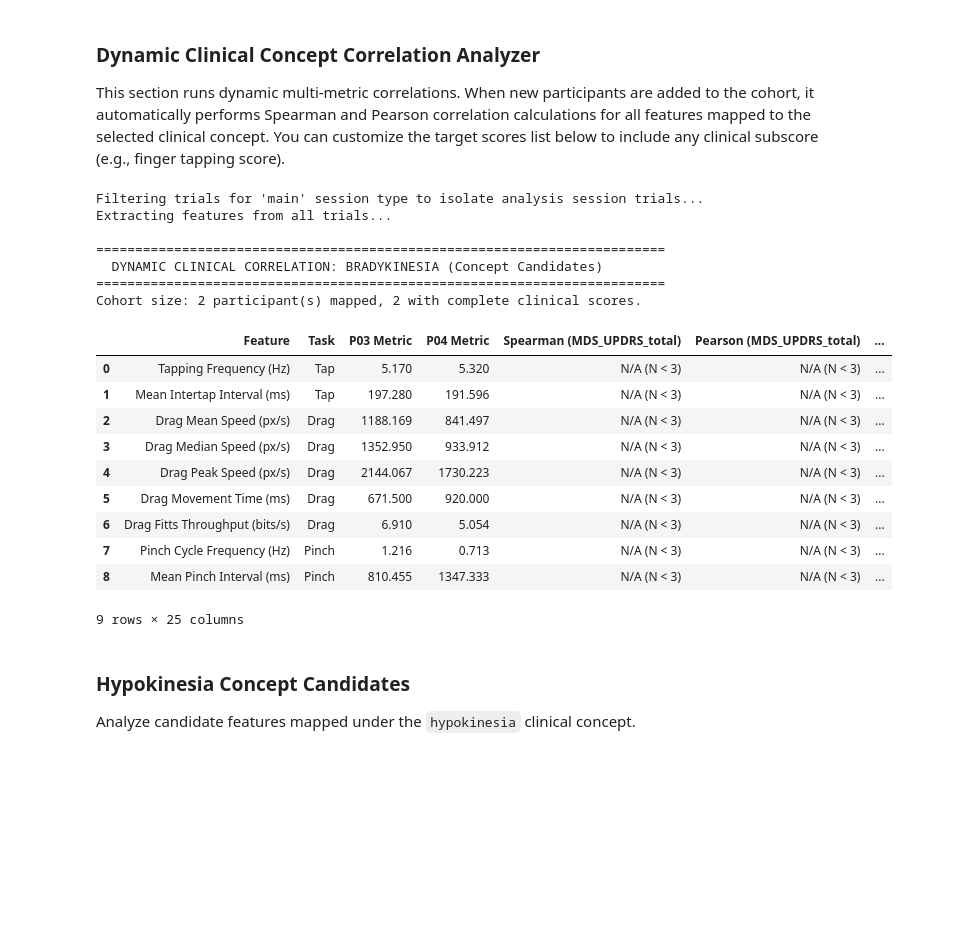
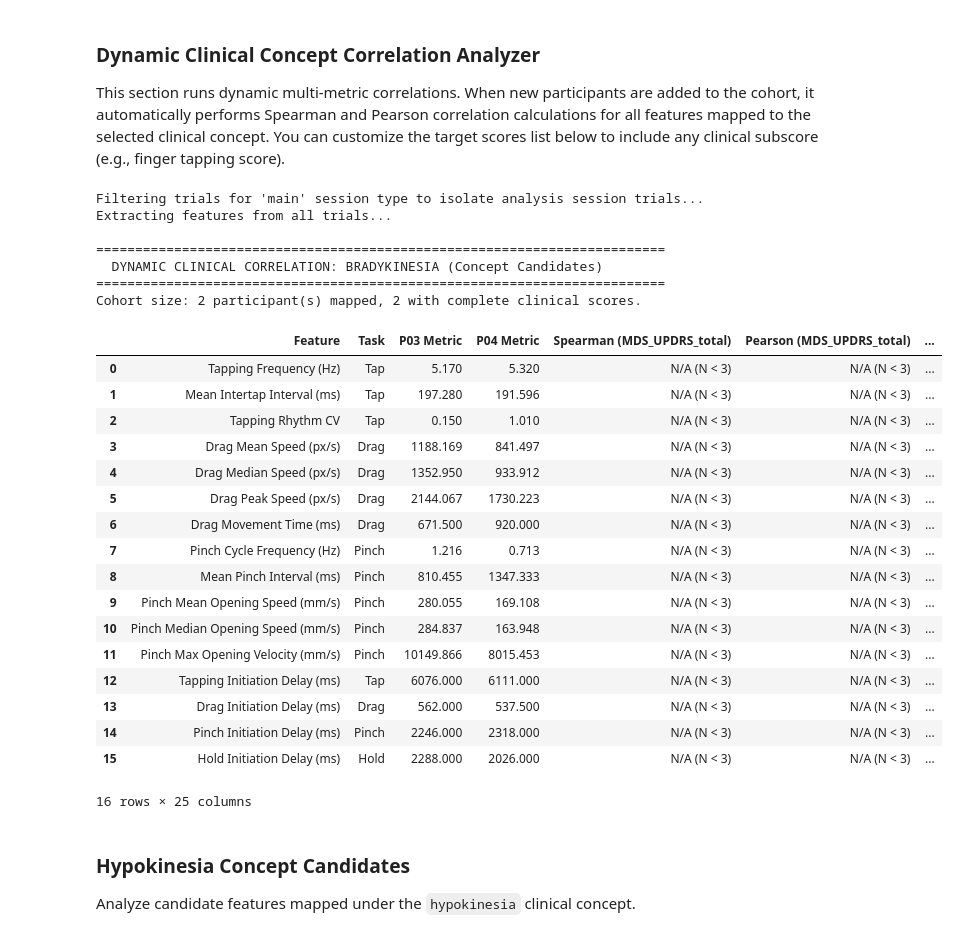
Before and after one commit to JanetIkhile/ResearchProject, a Jupyter notebook: analysis/main_analysis.ipynb, the cells around one changed output. Saved outputs shown, nothing was run; the diff lists cells and outputs as text; code cells hidden in the pictures; blank space fills up the shorter version.

```diff
--- a/analysis/main_analysis.ipynb
+++ b/analysis/main_analysis.ipynb
@@ -1857,6 +1858,24 @@ clinical_scores = {
         'kinetic_tremor': 2,
         'postural_tremor': 2,
         'hand_movements': 2
+    },
+    'P05': {
+        'MDS_UPDRS_total': 41,
+        'bradykinesia': 20,
+        'tremor': 8,
+        'finger_tapping': 2,
+        'kinetic_tremor': 1,
+        'postural_tremor': 1,
+        'hand_movements': 3
+    },
+    'P06': {
+        'MDS_UPDRS_total': 38,
+        'bradykinesia': 21,
+        'tremor': 2,
+        'finger_tapping': 3,
+        'kinetic_tremor': 1,
+        'postural_tremor': 0,
+        'hand_movements': 2
     }
 }
 
@@ -2137,41 +2163,66 @@ clinical_scores_dynamic = {
         'bradykinesia': 8,
         'tremor': 9,
         'finger_tapping': 2,
         'kinetic_tremor': 2,
         'postural_tremor': 2,
         'hand_movements': 2
+    },
+    'P05': {
+        'MDS_UPDRS_total': 41,
+        'bradykinesia': 20,
+        'tremor': 8,
+        'finger_tapping': 2,
+        'kinetic_tremor': 1,
+        'postural_tremor': 1,
+        'hand_movements': 3
+    },
+    'P06': {
+        'MDS_UPDRS_total': 38,
+        'bradykinesia': 21,
+        'tremor': 2,
+        'finger_tapping': 3,
+        'kinetic_tremor': 1,
+        'postural_tremor': 0,
+        'hand_movements': 2
     }
 }
 
 targets = ['MDS_UPDRS_total', 'bradykinesia', 'tremor', 'finger_tapping', 'kinetic_tremor', 'postural_tremor', 'hand_movements']
 
 analyze_clinical_correlations(
     trials_df=trials_df,
     participants_df=participants_df,
     sessions_df=sessions_df,
     clinical_scores=clinical_scores_dynamic,
     concept='bradykinesia',
     target_scores=targets
 )
 # %% [output]
 Filtering trials for 'main' session type to isolate analysis session trials...
 Extracting features from all trials...
 
 =========================================================================
   DYNAMIC CLINICAL CORRELATION: BRADYKINESIA (Concept Candidates)
 =========================================================================
 Cohort size: 2 participant(s) mapped, 2 with complete clinical scores.
 |  | Feature | Task | P03 Metric | P04 Metric | Spearman (MDS_UPDRS_total) | Pearson (MDS_UPDRS_total) | ... |
 | 0 | Tapping Frequency (Hz) | Tap | 5.170 | 5.320 | N/A (N < 3) | N/A (N < 3) | ... |
 | 1 | Mean Intertap Interval (ms) | Tap | 197.280 | 191.596 | N/A (N < 3) | N/A (N < 3) | ... |
-| 2 | Drag Mean Speed (px/s) | Drag | 1188.169 | 841.497 | N/A (N < 3) | N/A (N < 3) | ... |
-| 3 | Drag Median Speed (px/s) | Drag | 1352.950 | 933.912 | N/A (N < 3) | N/A (N < 3) | ... |
-| 4 | Drag Peak Speed (px/s) | Drag | 2144.067 | 1730.223 | N/A (N < 3) | N/A (N < 3) | ... |
-| 5 | Drag Movement Time (ms) | Drag | 671.500 | 920.000 | N/A (N < 3) | N/A (N < 3) | ... |
-| 6 | Drag Fitts Throughput (bits/s) | Drag | 6.910 | 5.054 | N/A (N < 3) | N/A (N < 3) | ... |
+| 2 | Tapping Rhythm CV | Tap | 0.150 | 1.010 | N/A (N < 3) | N/A (N < 3) | ... |
+| 3 | Drag Mean Speed (px/s) | Drag | 1188.169 | 841.497 | N/A (N < 3) | N/A (N < 3) | ... |
+| 4 | Drag Median Speed (px/s) | Drag | 1352.950 | 933.912 | N/A (N < 3) | N/A (N < 3) | ... |
+| 5 | Drag Peak Speed (px/s) | Drag | 2144.067 | 1730.223 | N/A (N < 3) | N/A (N < 3) | ... |
+| 6 | Drag Movement Time (ms) | Drag | 671.500 | 920.000 | N/A (N < 3) | N/A (N < 3) | ... |
 | 7 | Pinch Cycle Frequency (Hz) | Pinch | 1.216 | 0.713 | N/A (N < 3) | N/A (N < 3) | ... |
 | 8 | Mean Pinch Interval (ms) | Pinch | 810.455 | 1347.333 | N/A (N < 3) | N/A (N < 3) | ... |
+| 9 | Pinch Mean Opening Speed (mm/s) | Pinch | 280.055 | 169.108 | N/A (N < 3) | N/A (N < 3) | ... |
+| 10 | Pinch Median Opening Speed (mm/s) | Pinch | 284.837 | 163.948 | N/A (N < 3) | N/A (N < 3) | ... |
+| 11 | Pinch Max Opening Velocity (mm/s) | Pinch | 10149.866 | 8015.453 | N/A (N < 3) | N/A (N < 3) | ... |
+| 12 | Tapping Initiation Delay (ms) | Tap | 6076.000 | 6111.000 | N/A (N < 3) | N/A (N < 3) | ... |
+| 13 | Drag Initiation Delay (ms) | Drag | 562.000 | 537.500 | N/A (N < 3) | N/A (N < 3) | ... |
+| 14 | Pinch Initiation Delay (ms) | Pinch | 2246.000 | 2318.000 | N/A (N < 3) | N/A (N < 3) | ... |
+| 15 | Hold Initiation Delay (ms) | Hold | 2288.000 | 2026.000 | N/A (N < 3) | N/A (N < 3) | ... |
-9 rows × 25 columns
+16 rows × 25 columns
 # %% [markdown]
 ### Hypokinesia Concept Candidates
 
```
Also changed, not shown: parts of 3 cells of this notebook, 21 other files.
